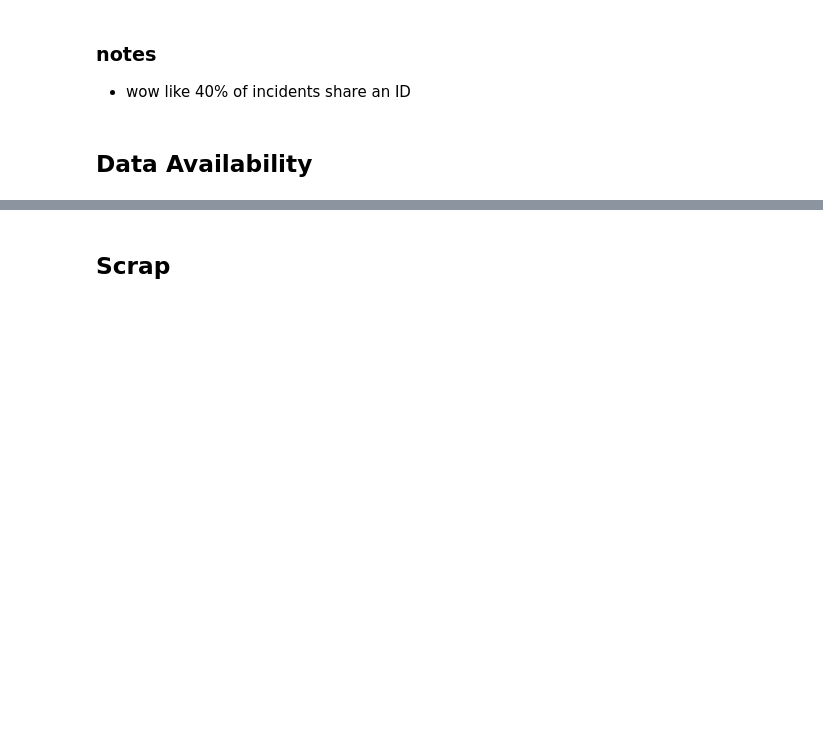
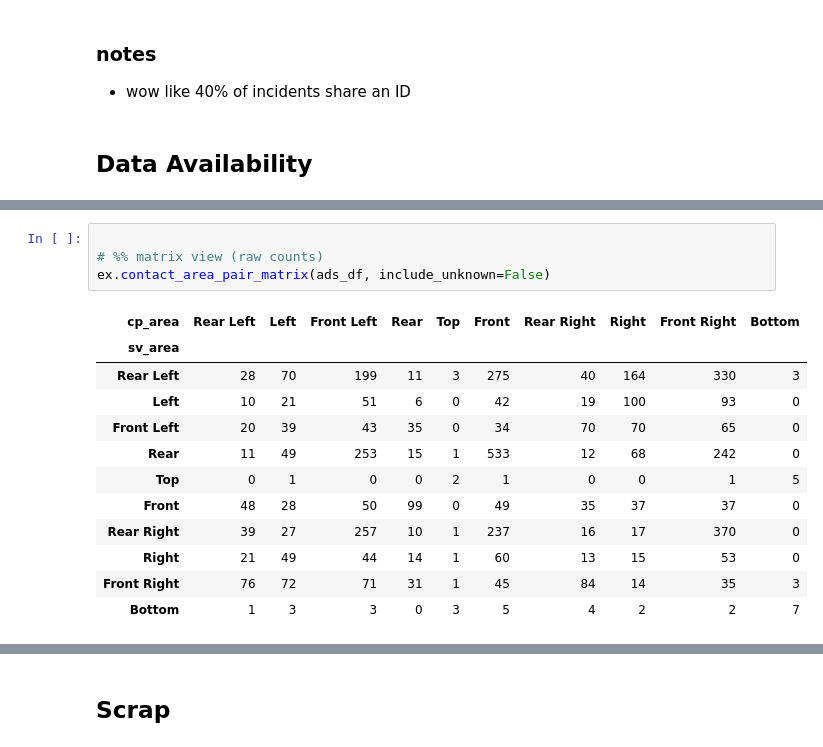
Before and after one commit to AurelianTactics/avird_2026, a Jupyter notebook: eda/ADS_to_2026_03_16/01_eda_initial_explore_2026.ipynb, the cells around one changed output, grey strips where cells are left out. Cells and saved outputs as stored; diff of their text form; blank space fills up the shorter version.

```diff
--- a/eda/ADS_to_2026_03_16/01_eda_initial_explore_2026.ipynb
+++ b/eda/ADS_to_2026_03_16/01_eda_initial_explore_2026.ipynb
@@ -877,0 +928,17 @@ ads
+# %%
+
+# %% matrix view (raw counts)
+ex.contact_area_pair_matrix(ads_df, include_unknown=False)
+# %% [output]
+| cp_area | Rear Left | Left | Front Left | Rear | Top | Front | Rear Right | Right | Front Right | Bottom |
+| sv_area |  |  |  |  |  |  |  |  |  |  |
+| Rear Left | 28 | 70 | 199 | 11 | 3 | 275 | 40 | 164 | 330 | 3 |
+| Left | 10 | 21 | 51 | 6 | 0 | 42 | 19 | 100 | 93 | 0 |
+| Front Left | 20 | 39 | 43 | 35 | 0 | 34 | 70 | 70 | 65 | 0 |
+| Rear | 11 | 49 | 253 | 15 | 1 | 533 | 12 | 68 | 242 | 0 |
+| Top | 0 | 1 | 0 | 0 | 2 | 1 | 0 | 0 | 1 | 5 |
+| Front | 48 | 28 | 50 | 99 | 0 | 49 | 35 | 37 | 37 | 0 |
+| Rear Right | 39 | 27 | 257 | 10 | 1 | 237 | 16 | 17 | 370 | 0 |
+| Right | 21 | 49 | 44 | 14 | 1 | 60 | 13 | 15 | 53 | 0 |
+| Front Right | 76 | 72 | 71 | 31 | 1 | 45 | 84 | 14 | 35 | 3 |
+| Bottom | 1 | 3 | 3 | 0 | 3 | 5 | 4 | 2 | 2 | 7 |
```
Also changed, not shown: parts of 22 cells of this notebook, 4 other files.
